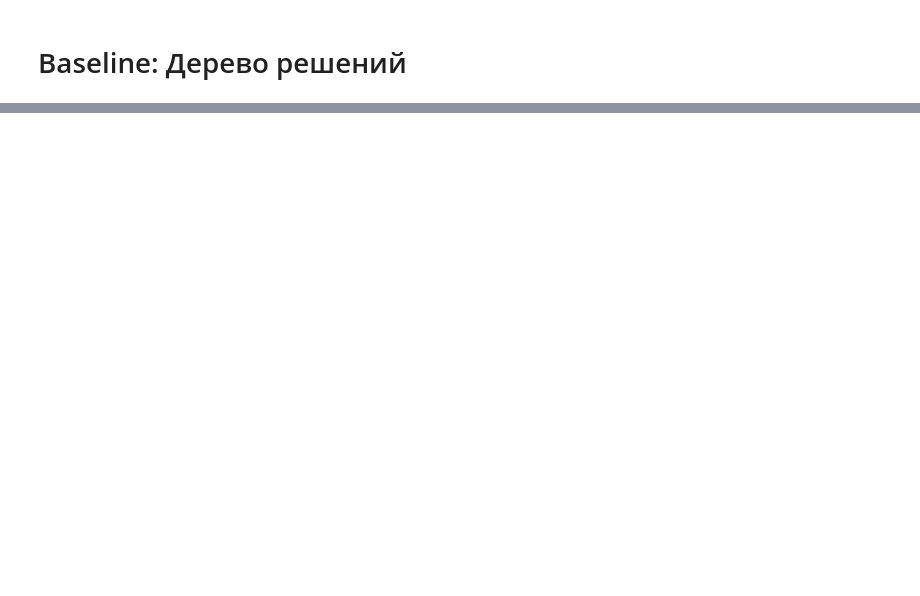
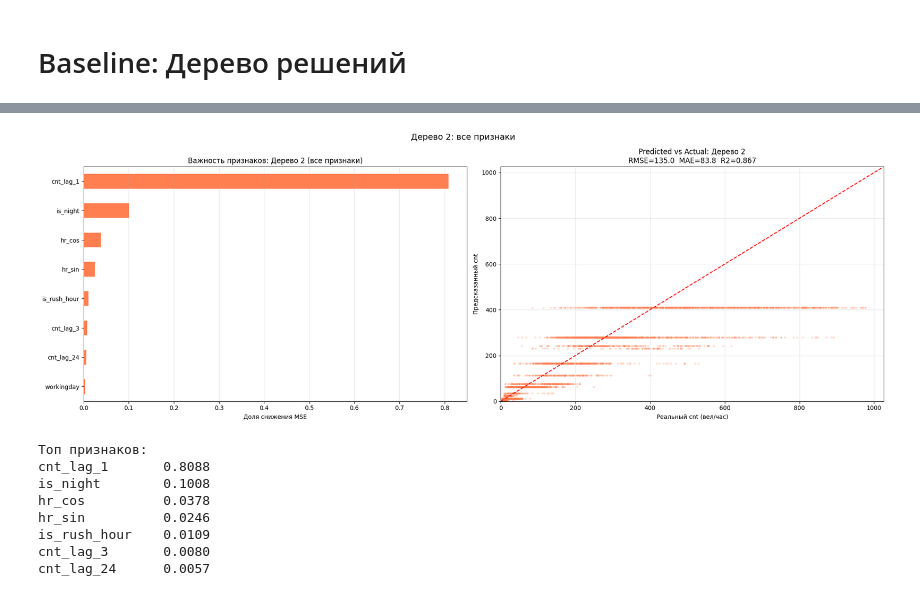
Before and after one commit to Kanogame/bikeshare, a Jupyter notebook: notebooks/03_baseline.ipynb, the cells around one changed output, grey strips where cells are left out. Drawn from its saved outputs; the diff is of its cells as text; code cells hidden in the pictures; blank space fills up the shorter version.

```diff
--- a/notebooks/03_baseline.ipynb
+++ b/notebooks/03_baseline.ipynb
@@ -233,0 +356,13 @@ plt.show()
+# %%
+dt_temporal = DecisionTreeRegressor(max_depth=4, random_state=RANDOM_SEED)
+dt_temporal.fit(X_train_t, y_train)
+
+metrics_temporal = {
+    "train":          eval_metrics(y_train, dt_temporal.predict(X_train_t)),
+    "val":            eval_metrics(y_val,   dt_temporal.predict(X_val_t)),
+    "test":           eval_metrics(y_test,  dt_temporal.predict(X_test_t)),
+    "test_cold":      eval_metrics(y_cold,  dt_temporal.predict(X_cold_t)),
+    "test_immediate": eval_metrics(y_imm,   dt_temporal.predict(X_imm_t)),
+}
+
+pd.DataFrame(metrics_temporal).T.round(4)
@@ -233,0 +427,44 @@ plt.show()
+# %%
+fi_temporal = pd.Series(
+    dt_temporal.feature_importances_, index=feature_cols
+).sort_values(ascending=True)
+
+fig, axes = plt.subplots(1, 2, figsize=(20, 7))
+
+fi_temporal[fi_temporal > 0].plot(kind="barh", ax=axes[0], color="coral")
+axes[0].set_title("Важность признаков: Дерево 2 (все признаки)")
+axes[0].set_xlabel("Доля снижения MSE")
+axes[0].grid(axis="x", alpha=0.3)
+
+y_pred2_orig = np.expm1(dt_temporal.predict(X_test_t))
+m2 = metrics_temporal["test"]
+
+axes[1].scatter(y_true_orig, y_pred2_orig, alpha=0.2, s=6, color="coral")
+lim2 = max(y_true_orig.max(), y_pred2_orig.max()) * 1.05
+axes[1].plot([0, lim2], [0, lim2], "r--", linewidth=1.5)
+axes[1].set_xlabel("Реальный cnt (вел/час)")
+axes[1].set_ylabel("Предсказанный cnt")
+axes[1].set_title(
+    f"Predicted vs Actual: Дерево 2\n"
+    f"RMSE={m2['rmse']:.1f}  MAE={m2['mae']:.1f}  R2={m2['r2']:.3f}"
+)
+axes[1].set_xlim(0, lim2)
+axes[1].set_ylim(0, lim2)
+axes[1].grid(alpha=0.3)
+
+plt.suptitle("Дерево 2: все признаки", fontsize=14)
+plt.tight_layout()
+plt.show()
+
+print("\nТоп признаков:")
+print(fi_temporal[fi_temporal > 0.005].sort_values(ascending=False).round(4).to_string())
+# %% [output]
+[figure, added]
+Топ признаков:
+cnt_lag_1       0.8088
+is_night        0.1008
+hr_cos          0.0378
+hr_sin          0.0246
+is_rush_hour    0.0109
+cnt_lag_3       0.0080
+cnt_lag_24      0.0057
```
Also changed, not shown: parts of 46 cells of this notebook, 1 other file.
